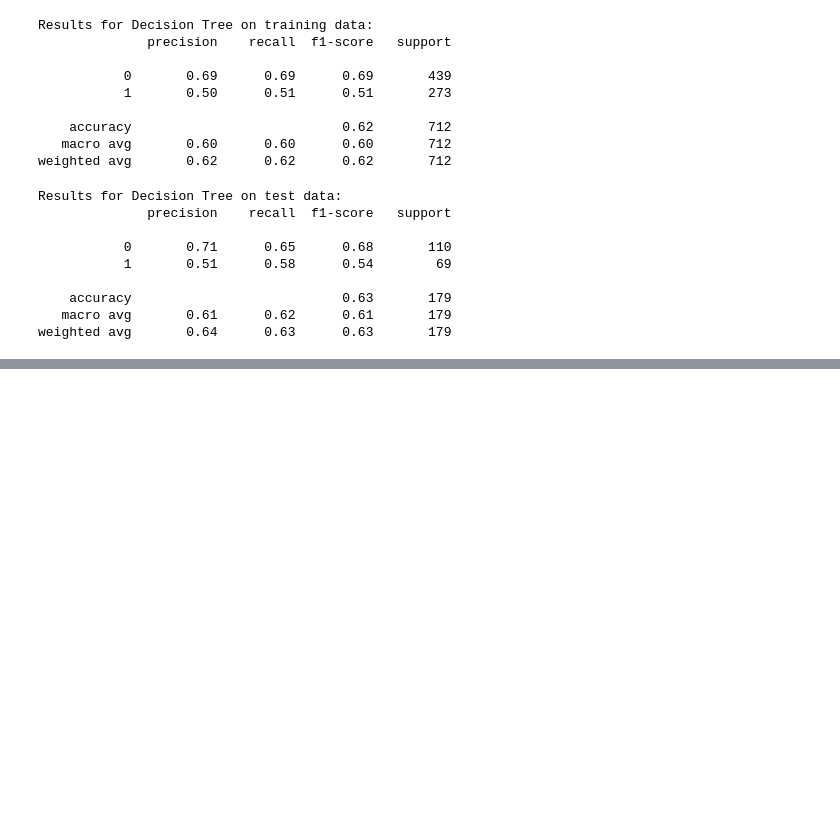
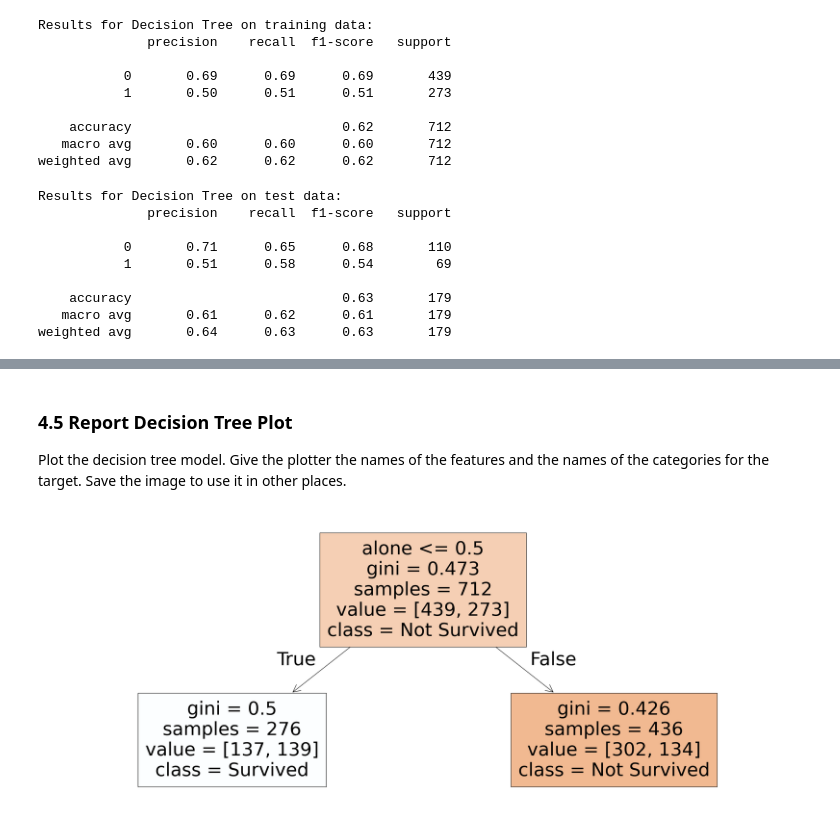
Before and after one commit to Bdowdle4/applied-ml-dowdle, a Jupyter notebook: lab03/ml03_dowdle.ipynb, the cells around one changed output, grey strips where cells are left out. Drawn from its saved outputs; the diff is of its cells as text; code cells hidden in the pictures; blank space fills up the shorter version.

```diff
--- a/lab03/ml03_dowdle.ipynb
+++ b/lab03/ml03_dowdle.ipynb
@@ -230,0 +244,18 @@ weighted avg       0.64      0.63      0.63       179
+# %% [markdown]
+### 4.5 Report Decision Tree Plot
+Plot the decision tree model. Give the plotter the names of the features and the names of the categories for the target. Save the image to use it in other places.
+# %%
+# Create the tree
+fig, ax = plt.subplots(figsize=(25, 10))  # Define figure and axis
+plot_tree(tree_model, feature_names=X.columns, class_names=['Not Survived', 'Survived'], filled=True, ax=ax)
+
+# Adjust layout to prevent overlap
+plt.tight_layout()
+
+# Show the tree
+plt.show()
+
+# Save the image
+fig.savefig("decision_tree_titanic.png", bbox_inches="tight")  # Save without cutting off parts
+# %% [output]
+[figure, added]
```
Also changed, not shown: parts of 4 cells of this notebook, 1 other file.
